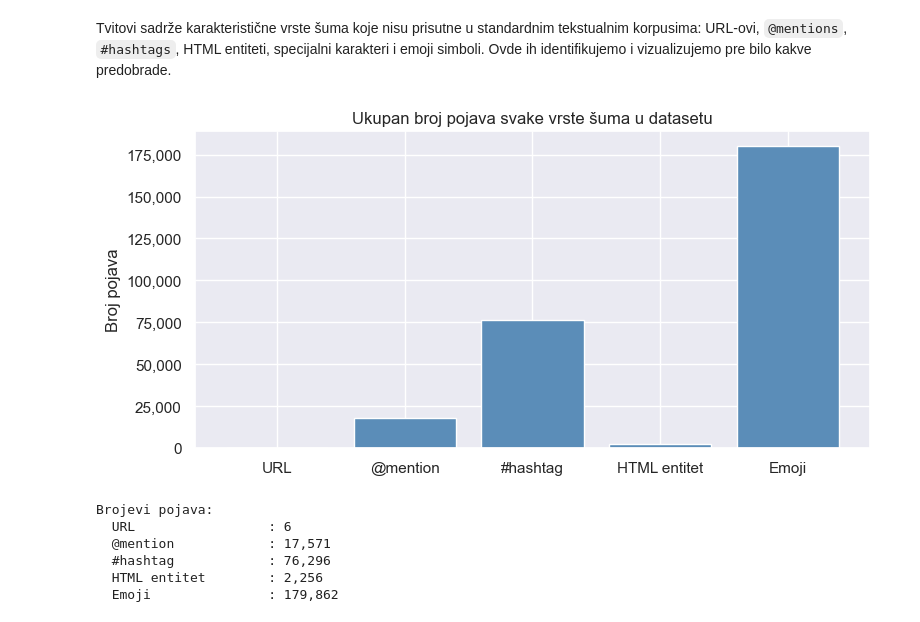
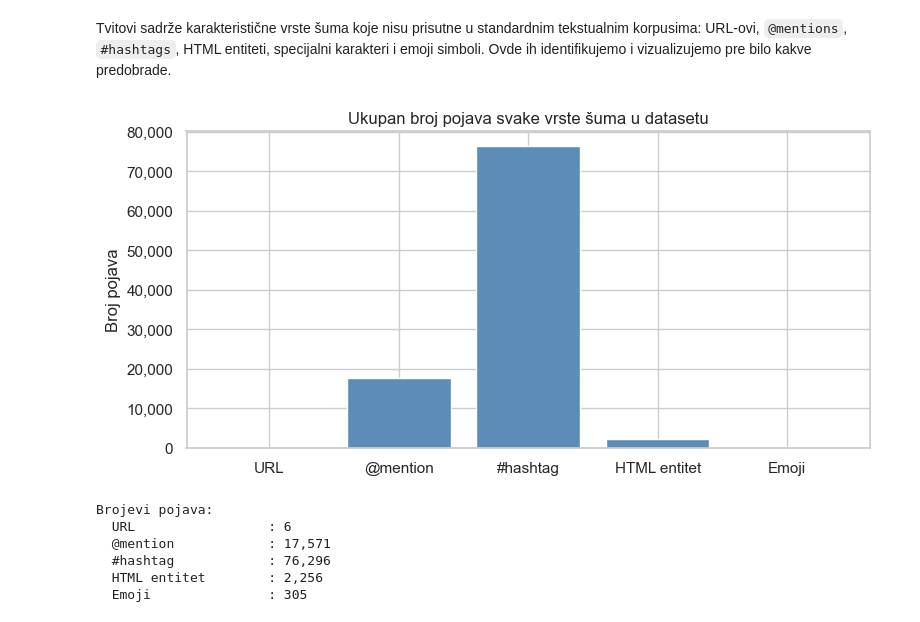
Before and after one commit to paunovicjovan/data-preprocessing-for-ml-2, a Jupyter notebook: Prakticni deo/Toxic Tweets Classification.ipynb, the cells around one changed output. Cells and saved outputs as stored; diff of their text form; code cells hidden in the pictures.

```diff
--- a/Prakticni deo/Toxic Tweets Classification.ipynb
+++ b/Prakticni deo/Toxic Tweets Classification.ipynb
@@ -114,6 +98,7 @@ Dužina tvita meri se na dva načina: brojem karaktera i brojem tokena (reči).
 # %%
+tknzr = TweetTokenizer()
 df['char_count'] = df['tweet'].str.len()
-df['token_count'] = df['tweet'].apply(lambda x: len(word_tokenize(str(x))))
+df['token_count'] = df['tweet'].apply(lambda x: len(tknzr.tokenize(str(x))))
 
 stats = df.groupby('label')[['char_count', 'token_count']].agg(['min', 'max', 'mean', 'median'])
 stats.columns = ['_'.join(c) for c in stats.columns]
@@ -221,33 +212,33 @@ Tvitovi sadrže karakteristične vrste šuma koje nisu prisutne u standardnim te
 # %%
 noise_patterns = {
     'URL':            r'https?://\S+|www\.\S+',
     '@mention':       r'@\w+',
     '#hashtag':       r'#\w+',
-    'HTML entitet':   r'&[a-z]+;|&#\d+;',
-    'Emoji':          r'[^\w\s,\.!?\'"-]',
+    'HTML entitet':   r'&[a-z]+;|&#\d+;'
 }
 
 noise_counts = {name: df['tweet'].str.count(pat).sum() for name, pat in noise_patterns.items()}
+noise_counts['Emoji'] = df['tweet'].apply(lambda x: emoji.emoji_count(str(x))).sum()
 
 fig, ax = plt.subplots(figsize=(8, 4))
 ax.bar(noise_counts.keys(), noise_counts.values(), color='#5B8DB8')
 ax.set_title('Ukupan broj pojava svake vrste šuma u datasetu')
 ax.set_ylabel('Broj pojava')
 ax.yaxis.set_major_formatter(mticker.FuncFormatter(lambda x, _: f'{int(x):,}'))
 plt.tight_layout()
 plt.show()
 
 print('\nBrojevi pojava:')
 for k, v in noise_counts.items():
     print(f'  {k:20s}: {v:,}')
 # %% [output]
-[figure, old version]
+[figure, new version]
 Brojevi pojava:
   URL                 : 6
   @mention            : 17,571
   #hashtag            : 76,296
   HTML entitet        : 2,256
-  Emoji               : 179,862
+  Emoji               : 305
 # %%
 # Konkretni primeri svake vrste šuma iz dataseta
 examples = {}
```
Also changed, not shown: parts of 12 cells of this notebook.
